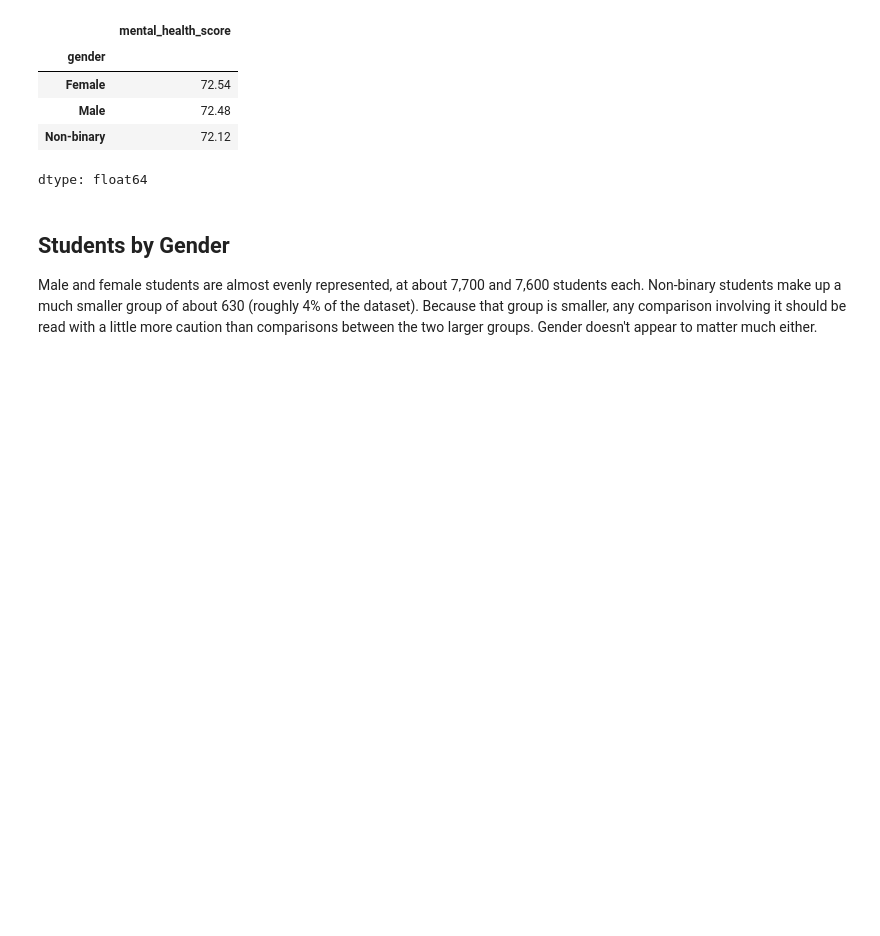
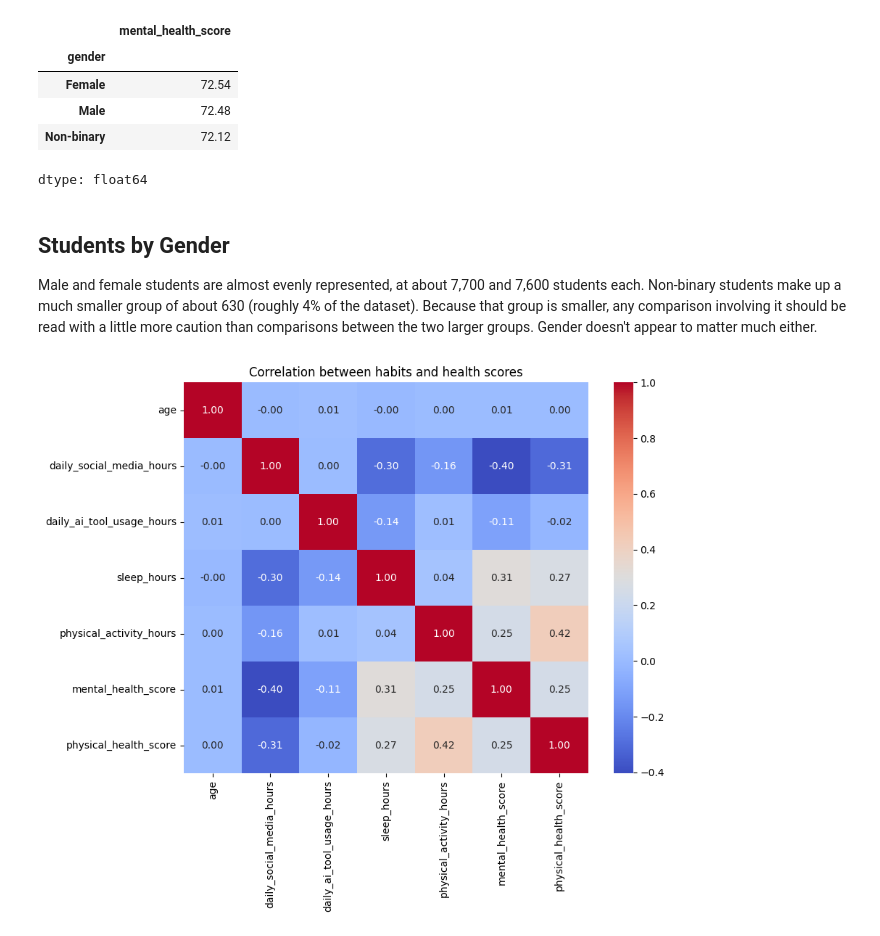
Before and after one commit to MarchianTz/ai-social-media-student-wellbeing, a Jupyter notebook: analysis.ipynb, the cells around one changed output. Cells and saved outputs as stored; diff of their text form; code cells hidden in the pictures; blank space fills up the shorter version.

Commit message:
Add correlation and relationship analysis

```diff
--- a/analysis.ipynb
+++ b/analysis.ipynb
@@ -176,3 +176,11 @@ dtype: float64
 ## Students by Gender
 
 Male and female students are almost evenly represented, at about 7,700 and 7,600 students each. Non-binary students make up a much smaller group of about 630 (roughly 4% of the dataset). Because that group is smaller, any comparison involving it should be read with a little more caution than comparisons between the two larger groups. Gender doesn't appear to matter much either.
+# %%
+plt.figure(figsize=(9, 7))
+sns.heatmap(df.corr(numeric_only=True), annot=True, fmt=".2f", cmap="coolwarm")
+plt.title("Correlation between habits and health scores")
+plt.savefig("heatmap.png", dpi=150, bbox_inches="tight")
+plt.show()
+# %% [output]
+[figure, added]
```
Also changed, not shown: parts of 6 cells of this notebook.
